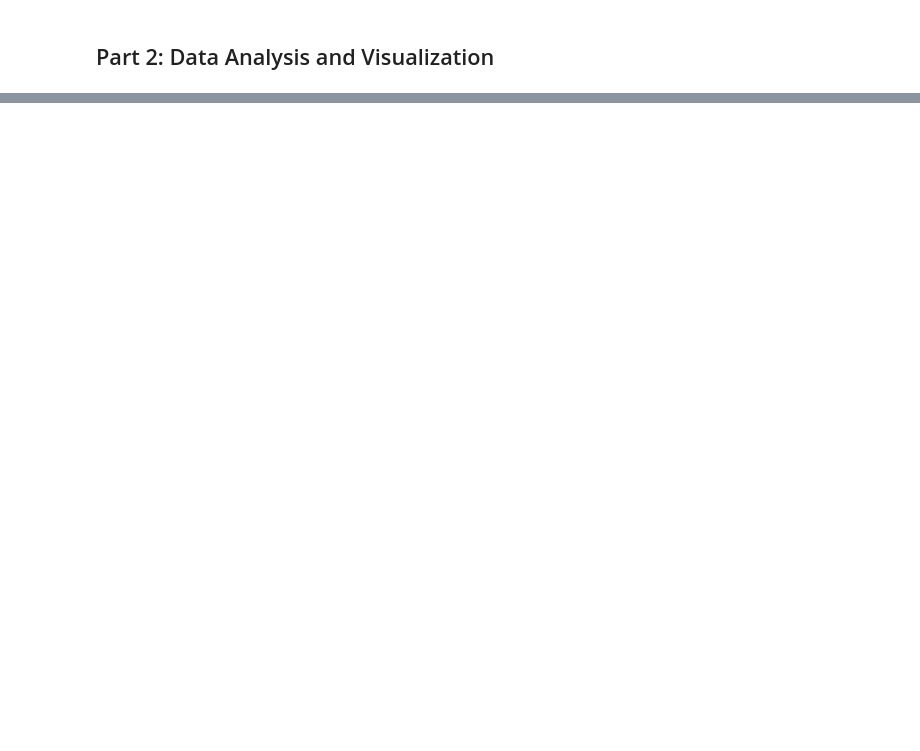
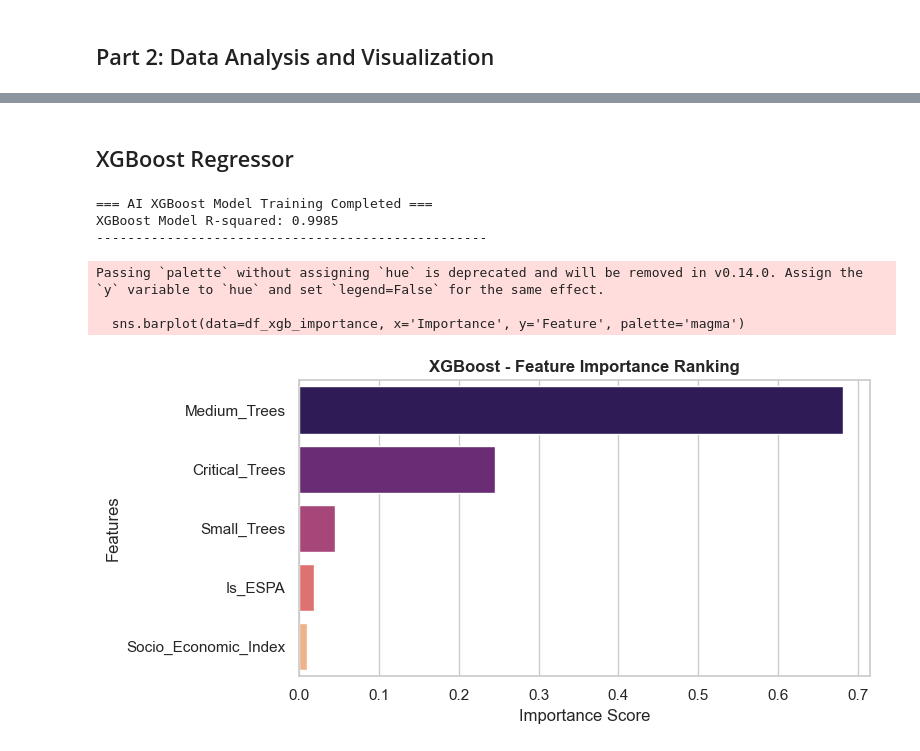
Before and after one commit to caatat741213/EUFP_AI_Tree_Canopy, a Jupyter notebook: Assignment_1.ipynb, the cells around one changed output, grey strips where cells are left out. Drawn from its saved outputs; the diff is of its cells as text; code cells hidden in the pictures; blank space fills up the shorter version.

```diff
--- a/Assignment_1.ipynb
+++ b/Assignment_1.ipynb
@@ -499,0 +667,37 @@ $$\text{Annual Maintenance Cost} = \$60,650 + \$1,197 \times \text{Critical Tree
+# %% [markdown]
+## XGBoost Regressor
+# %%
+from xgboost import XGBRegressor
+
+# max_depth 和 learning_rate 是調整過擬合的常用超參數
+xgb_model = XGBRegressor(n_estimators=100, max_depth=4, learning_rate=0.08, random_state=42)
+xgb_model.fit(X_rf, y_rf)
+
+# 2. 評估模型效能
+y_pred_xgb = xgb_model.predict(X_rf)
+r2_xgb = r2_score(y_rf, y_pred_xgb)
+
+print("=== AI XGBoost Model Training Completed ===")
+print(f"XGBoost Model R-squared: {r2_xgb:.4f}")
+print("-" * 50)
+
+# 3. 繪製 XGBoost 的特徵重要性
+xgb_importances = xgb_model.feature_importances_
+df_xgb_importance = pd.DataFrame({'Feature': features, 'Importance': xgb_importances}).sort_values(by='Importance', ascending=False)
+
+plt.figure(figsize=(8, 4))
+sns.barplot(data=df_xgb_importance, x='Importance', y='Feature', palette='magma')
+plt.title('XGBoost - Feature Importance Ranking', fontsize=12, fontweight='bold')
+plt.xlabel('Importance Score')
+plt.ylabel('Features')
+plt.tight_layout()
+plt.savefig('img/xgb_feature_importance.png', dpi=300)
+plt.show()
+# %% [output]
+=== AI XGBoost Model Training Completed ===
+XGBoost Model R-squared: 0.9985
+--------------------------------------------------
+Passing `palette` without assigning `hue` is deprecated and will be removed in v0.14.0. Assign the `y` variable to `hue` and set `legend=False` for the same effect.
+
+  sns.barplot(data=df_xgb_importance, x='Importance', y='Feature', palette='magma')
+[figure, added]
```
Also changed, not shown: parts of 39 cells of this notebook, 26 other files.
